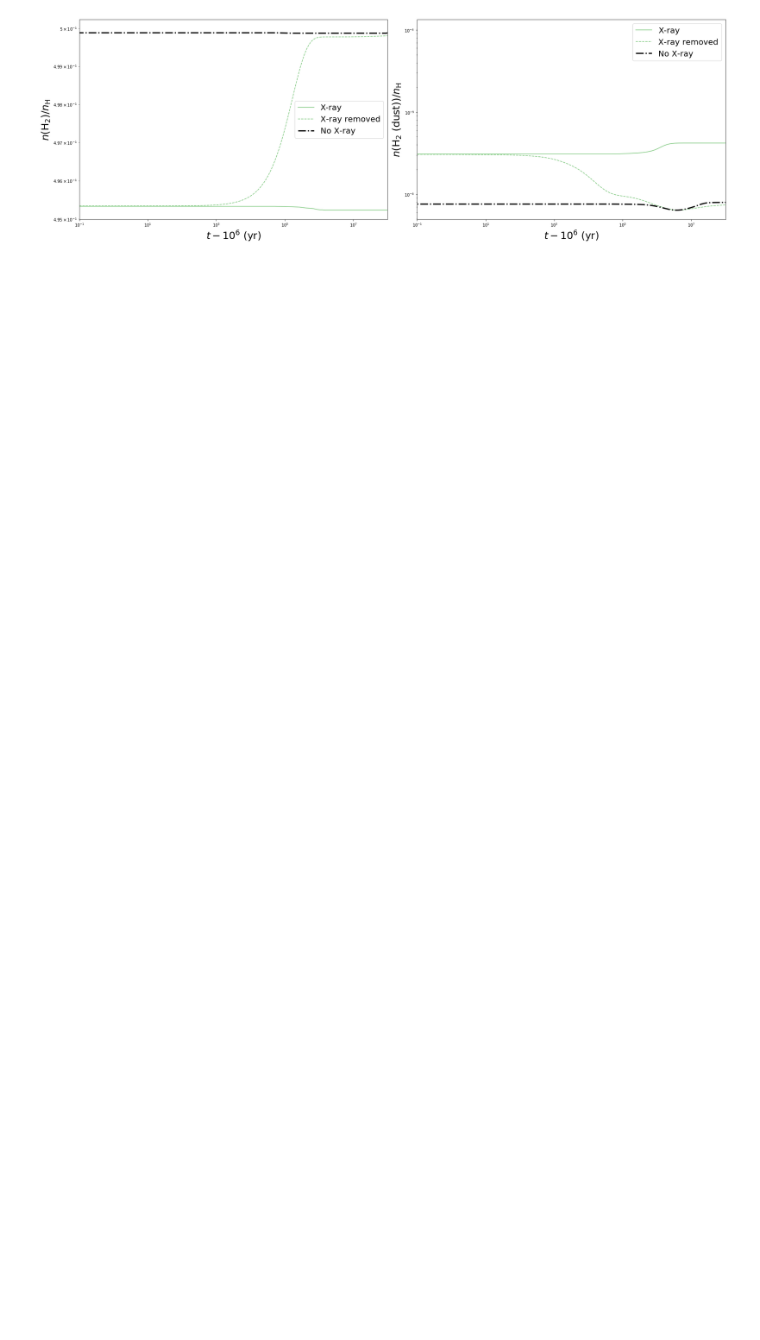
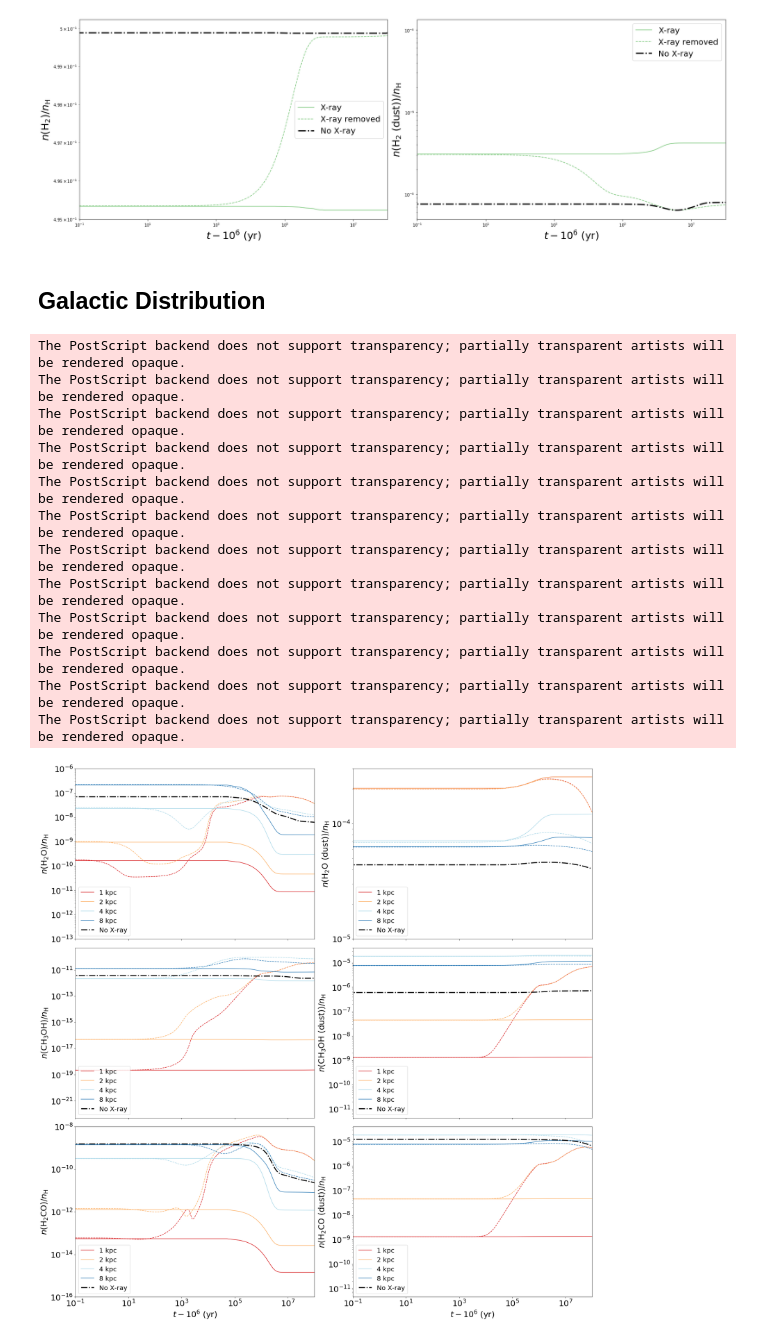
Before and after one commit to slowdivePTG/X-ray-chemistry, a Jupyter notebook: KROME/AGN_pc/AGN_plot.ipynb, the cells around one changed output. Drawn from its saved outputs; the diff is of its cells as text; code cells hidden in the pictures; blank space fills up the shorter version.

Commit message:
Galactic distribution v1.0

```diff
--- a/KROME/AGN_pc/AGN_plot.ipynb
+++ b/KROME/AGN_pc/AGN_plot.ipynb
@@ -238,3 +205,52 @@ ax[1].set_xlabel(r'$t-10^6$ (yr)', fontsize=25)
 plt.tight_layout()
 # %% [output]
 [figure]
+# %% [markdown]
+## Galactic Distribution
+# %%
+f, ax = plt.subplots(3, 2, figsize=(24, 24), sharex=True)
+ax = ax.flatten()
+c_dis = ['#d7191c', '#fdae61', '#abd9e9', '#2c7bb6']
+
+plot_dis('H2O', ax=ax[0], color=c_dis)
+plot_dis('CH3OH', ax=ax[2], color=c_dis)
+plot_dis('H2CO', ax=ax[4], color=c_dis)
+
+plot_dis('H_DUSTH_DUSTO_DUST',
+         ax=ax[1],
+         color=c_dis,
+         label=r'${}$ (dust)'.format(latex_name('H2O')))
+plot_dis('C_DUSTH_DUSTH_DUSTH_DUSTO_DUSTH_DUST',
+         ax=ax[3],
+         color=c_dis,
+         label=r'${}$ (dust)'.format(latex_name('CH3OH')))
+plot_dis('H_DUSTH_DUSTC_DUSTO_DUST',
+         ax=ax[5],
+         color=c_dis,
+         label=r'${}$ (dust)'.format(latex_name('H2CO')))
+ax[4].set_xlabel(r'$t-10^6$ (yr)', fontsize=25)
+ax[5].set_xlabel(r'$t-10^6$ (yr)', fontsize=25)
+ax[0].set_ylim([1e-13, 1e-6])
+ax[1].set_ylim([1e-5, 3e-4])
+ax[2].set_ylim([5e-23, 5e-10])
+#ax[3].set_ylim([4e-7, 5e-5])
+ax[4].set_ylim([1e-16, 1e-8])
+#ax[5].set_ylim([5e-6, 3e-5])
+for a in ax:
+    a.tick_params(labelsize=25)
+plt.tight_layout()
+#plt.savefig('../../../Report/Fig/galactic_distribution.eps')
+# %% [output]
+The PostScript backend does not support transparency; partially transparent artists will be rendered opaque.
+The PostScript backend does not support transparency; partially transparent artists will be rendered opaque.
+The PostScript backend does not support transparency; partially transparent artists will be rendered opaque.
+The PostScript backend does not support transparency; partially transparent artists will be rendered opaque.
+The PostScript backend does not support transparency; partially transparent artists will be rendered opaque.
+The PostScript backend does not support transparency; partially transparent artists will be rendered opaque.
+The PostScript backend does not support transparency; partially transparent artists will be rendered opaque.
+The PostScript backend does not support transparency; partially transparent artists will be rendered opaque.
+The PostScript backend does not support transparency; partially transparent artists will be rendered opaque.
+The PostScript backend does not support transparency; partially transparent artists will be rendered opaque.
+The PostScript backend does not support transparency; partially transparent artists will be rendered opaque.
+The PostScript backend does not support transparency; partially transparent artists will be rendered opaque.
+[figure, added]
```
Also changed, not shown: parts of 6 cells of this notebook, 1 other file.
